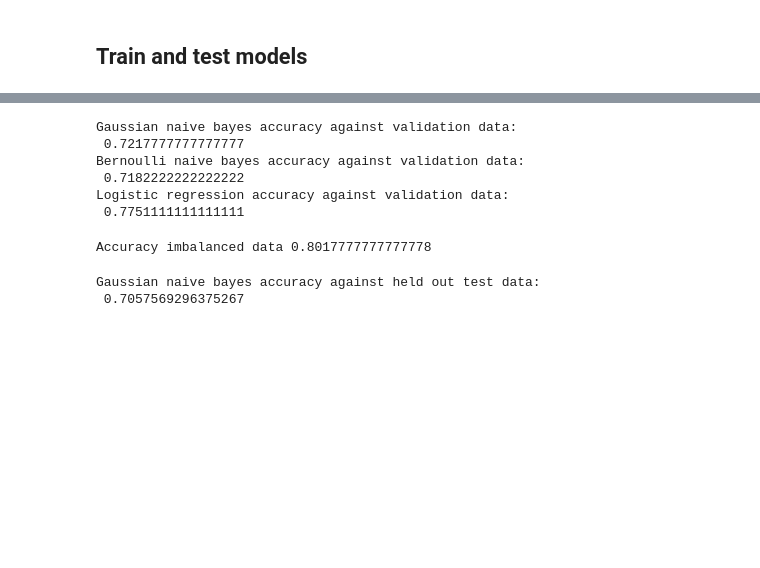
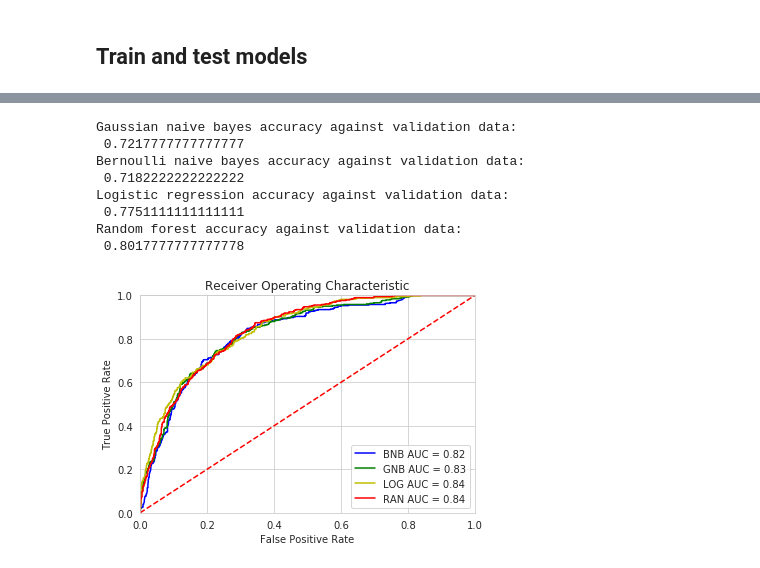
Before and after one commit to irishroryc/Wild_1, a Jupyter notebook: Wild_1.ipynb, the cells around one changed output, grey strips where cells are left out. Saved outputs shown, nothing was run; the diff lists cells and outputs as text; code cells hidden in the pictures; blank space fills up the shorter version.

```diff
--- a/Wild_1.ipynb
+++ b/Wild_1.ipynb
@@ -316,12 +316,14 @@ Balanced training set retention count =  3306
 gnb = GaussianNB()
 bnb = BernoulliNB()
 LogReg = LogisticRegression(solver='liblinear')
+RanFor = RandomForestClassifier(n_estimators=200, max_depth=6, random_state=42)
 
 # K-Folds cross-validator for model selection from scikitlearn
 kf = KFold(n_splits=5)
 bnb_accuracy = []
 gnb_accuracy = []
 log_accuracy = []
+ran_accuracy = []
 
 # Function to evaluate the accuracy of all three models given the indices of the train and test subset
 def evaluate(train_indices, test_indices):
@@ -338,16 +340,24 @@ def evaluate(train_indices, test_indices):
     log_pred = LogReg.fit(X_train, Y_train)
     log_acc = log_pred.score(X_test, Y_test)
     log_accuracy.append(log_acc)
+    ran_pred = RanFor.fit(X_train, Y_train)
+    ran_acc = ran_pred.score(X_test, Y_test)
+    ran_accuracy.append(ran_acc)
     print("Predicted gnb accuracy = ", gnb_acc)
     print("Predicted bnb accuracy = ", bnb_acc)
-    print("Predicter logistic regression accuracy = ", log_acc)
+    print("Predicted logistic regression accuracy = ", log_acc)
+    print("Predicted random forest accuracy = ", ran_acc)
 
 # Perform the evaluate function on the k-fold indices
 for train_index, test_index in kf.split(bal_labels_train):
   print("----------- Evaluation data -----------")
   evaluate(train_index, test_index)
 
-#print("BNB = ",bnb_accuracy.average)
+print("========== Average accuracies ===========")
+print("BNB = ",sum(bnb_accuracy)/len(bnb_accuracy))
+print("GNB = ",sum(gnb_accuracy)/len(gnb_accuracy))
+print("LOG = ",sum(log_accuracy)/len(log_accuracy))
+print("RAN = ",sum(ran_accuracy)/len(ran_accuracy))
 # %% [output]
 ----------- Evaluation data -----------
 Predicted gnb accuracy =  0.7097505668934241
@@ -374,12 +381,15 @@ Predicter logistic regression accuracy =  0.6747352496217852
 gnb_pred = gnb.fit(bal_features_train, bal_labels_train)
 bnb_pred = bnb.fit(bal_features_train, bal_labels_train)
 log_pred = LogReg.fit(bal_features_train, bal_labels_train)
+ran_pred = RanFor.fit(bal_features_train, bal_labels_train)
 print("Gaussian naive bayes accuracy against validation data:\n",
      gnb_pred.score(features_validate, labels_validate))
 print("Bernoulli naive bayes accuracy against validation data:\n",
      bnb_pred.score(features_validate, labels_validate))
 print("Logistic regression accuracy against validation data:\n",
      log_pred.score(features_validate, labels_validate))
+print("Random forest accuracy against validation data:\n",
+     ran_pred.score(features_validate, labels_validate))
 # %% [output]
 Gaussian naive bayes accuracy against validation data:
  0.7217777777777777
@@ -387,18 +397,43 @@ Bernoulli naive bayes accuracy against validation data:
  0.7182222222222222
 Logistic regression accuracy against validation data:
  0.7751111111111111
+Random forest accuracy against validation data:
+ 0.8017777777777778
-# %%
-clf = RandomForestClassifier(n_estimators=200, max_depth=6, random_state=42)
-clf.fit(bal_features_train, bal_labels_train)
-
-pred = clf.predict(features_validate)
-acc = accuracy_score(labels_validate, pred)
-print('Accuracy imbalanced data ' + str(acc))
-# %% [output]
-Accuracy imbalanced data 0.8017777777777778
-# %%
-print("Gaussian naive bayes accuracy against held out test data:\n",
-     gnb_pred.score(features_test, labels_test))
-# %% [output]
-Gaussian naive bayes accuracy against held out test data:
- 0.7057569296375267
+# %%
+# Plot ROC curve for each model
+plt.title('Receiver Operating Characteristic')
+plt.plot([0, 1], [0, 1],'r--')
+plt.xlim([0, 1])
+plt.ylim([0, 1])
+plt.ylabel('True Positive Rate')
+plt.xlabel('False Positive Rate')
+
+# Plot ROC curve for Bernoulli Naive Bayes
+bnb_prob = bnb.predict_proba(features_test)
+fpr, tpr, threshold = metrics.roc_curve(labels_test, bnb_prob[:,1])
+roc_auc = metrics.auc(fpr, tpr)
+plt.plot(fpr, tpr, 'b', label = 'BNB AUC = %0.2f' % roc_auc)
+
+# Plot ROC curve for Gaussian Naive Bayes
+gnb_prob = gnb.predict_proba(features_test)
+fpr, tpr, threshold = metrics.roc_curve(labels_test, gnb_prob[:,1])
+roc_auc = metrics.auc(fpr, tpr)
+plt.plot(fpr, tpr, 'g', label = 'GNB AUC = %0.2f' % roc_auc)
+
+# Plot ROC curve for Logistic Regression
+log_prob = LogReg.predict_proba(features_test)
+fpr, tpr, threshold = metrics.roc_curve(labels_test, log_prob[:,1])
+roc_auc = metrics.auc(fpr, tpr)
+plt.plot(fpr, tpr, 'y', label = 'LOG AUC = %0.2f' % roc_auc)
+
+# Plot ROC curve for Random Forest
+ran_prob = RanFor.predict_proba(features_test)
+fpr, tpr, threshold = metrics.roc_curve(labels_test, ran_prob[:,1])
+roc_auc = metrics.auc(fpr, tpr)
+plt.plot(fpr, tpr, 'r', label = 'RAN AUC = %0.2f' % roc_auc)
+
+plt.legend(loc = 'lower right')
+
+plt.show()
+# %% [output]
+[figure, added]
```
Also changed, not shown: parts of 5 cells of this notebook.
